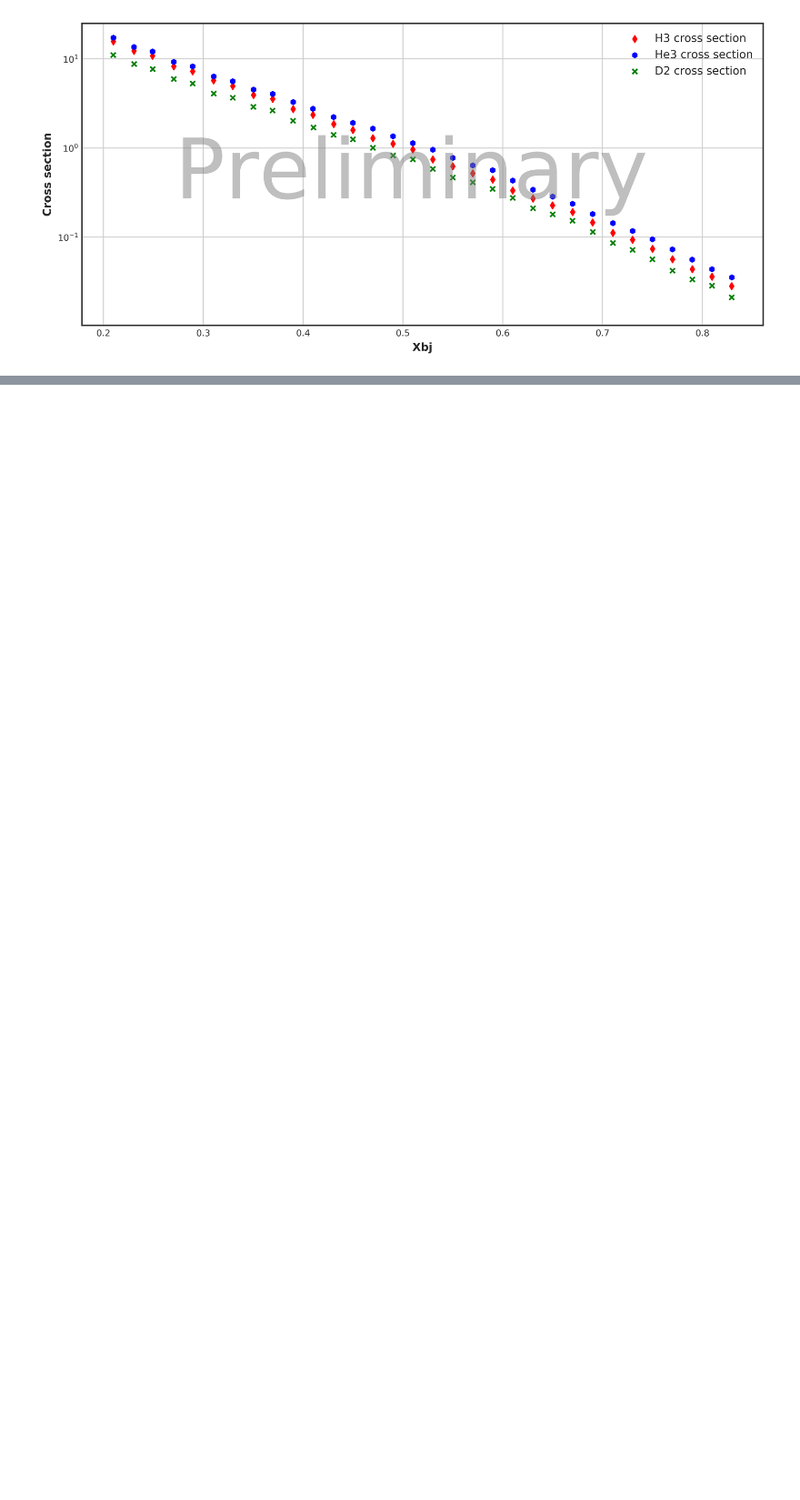
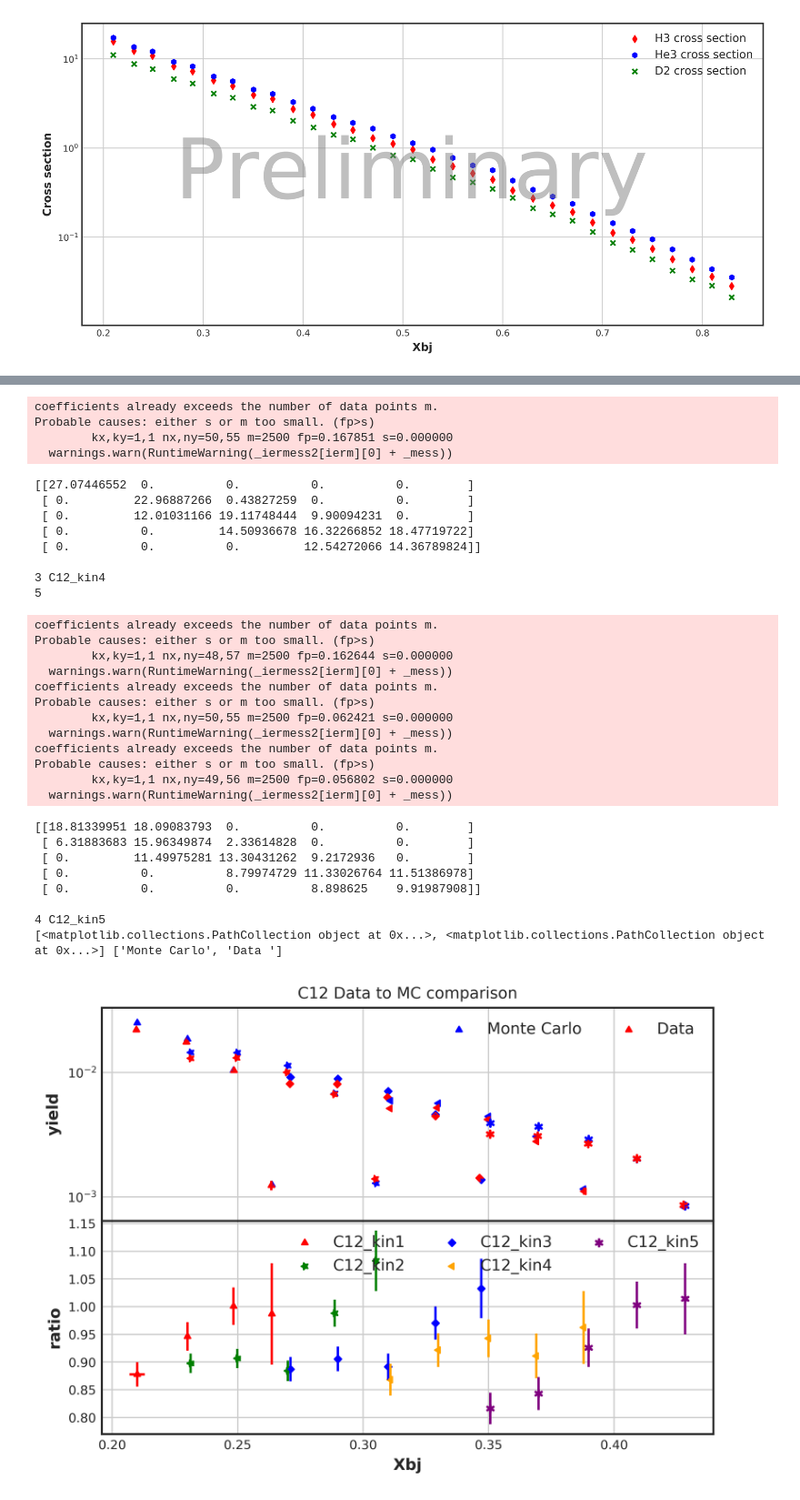
Before and after one commit to jbane11/Tri_offline, a Jupyter notebook: MC_comparison/cross_EMC.ipynb, the cells around one changed output, grey strips where cells are left out. Shown at 91% size. Drawn from its saved outputs; the diff is of its cells as text; code cells hidden in the pictures; blank space fills up the shorter version.

```diff
--- a/MC_comparison/cross_EMC.ipynb
+++ b/MC_comparison/cross_EMC.ipynb
@@ -1301,3 +1393,10 @@ newfig.savefig('images/{}{}bins/multisigma.eps'.format(cuttype,bins),bbox_inches
 newfig.savefig('/home/jbane/latex_shows/images/multisigma.pdf'.format(cuttype,bins),bbox_inches='tight')
 # %% [output]
 [figure]
+# %%
+C12_ratios={}
+cuttype="tightcut/"
+bins=50
+max_kin=5
+C12_ratios,kinsC12,figC12 = all_tgt("C12",bins)
+# %% [output]
@@ -1303,0 +1452,33 @@ newfig.savefig('/home/jbane/latex_shows/images/multisigma.pdf'.format(cuttype,bi
+coefficients already exceeds the number of data points m.
+Probable causes: either s or m too small. (fp>s)
+        kx,ky=1,1 nx,ny=50,55 m=2500 fp=0.167851 s=0.000000
+  warnings.warn(RuntimeWarning(_iermess2[ierm][0] + _mess))
+[[27.07446552  0.          0.          0.          0.        ]
+ [ 0.         22.96887266  0.43827259  0.          0.        ]
+ [ 0.         12.01031166 19.11748444  9.90094231  0.        ]
+ [ 0.          0.         14.50936678 16.32266852 18.47719722]
+ [ 0.          0.          0.         12.54272066 14.36789824]]
+
+3 C12_kin4
+5
+coefficients already exceeds the number of data points m.
+Probable causes: either s or m too small. (fp>s)
+        kx,ky=1,1 nx,ny=48,57 m=2500 fp=0.162644 s=0.000000
+  warnings.warn(RuntimeWarning(_iermess2[ierm][0] + _mess))
+coefficients already exceeds the number of data points m.
+Probable causes: either s or m too small. (fp>s)
+        kx,ky=1,1 nx,ny=50,55 m=2500 fp=0.062421 s=0.000000
+  warnings.warn(RuntimeWarning(_iermess2[ierm][0] + _mess))
+coefficients already exceeds the number of data points m.
+Probable causes: either s or m too small. (fp>s)
+        kx,ky=1,1 nx,ny=49,56 m=2500 fp=0.056802 s=0.000000
+  warnings.warn(RuntimeWarning(_iermess2[ierm][0] + _mess))
+[[18.81339951 18.09083793  0.          0.          0.        ]
+ [ 6.31883683 15.96349874  2.33614828  0.          0.        ]
+ [ 0.         11.49975281 13.30431262  9.2172936   0.        ]
+ [ 0.          0.          8.79974729 11.33026764 11.51386978]
+ [ 0.          0.          0.          8.898625    9.91987908]]
+
+4 C12_kin5
+[<matplotlib.collections.PathCollection object at 0x...>, <matplotlib.collections.PathCollection object at 0x...>] ['Monte Carlo', 'Data ']
+[figure, added]
```
Also changed, not shown: parts of 19 cells of this notebook, 9 other files.
